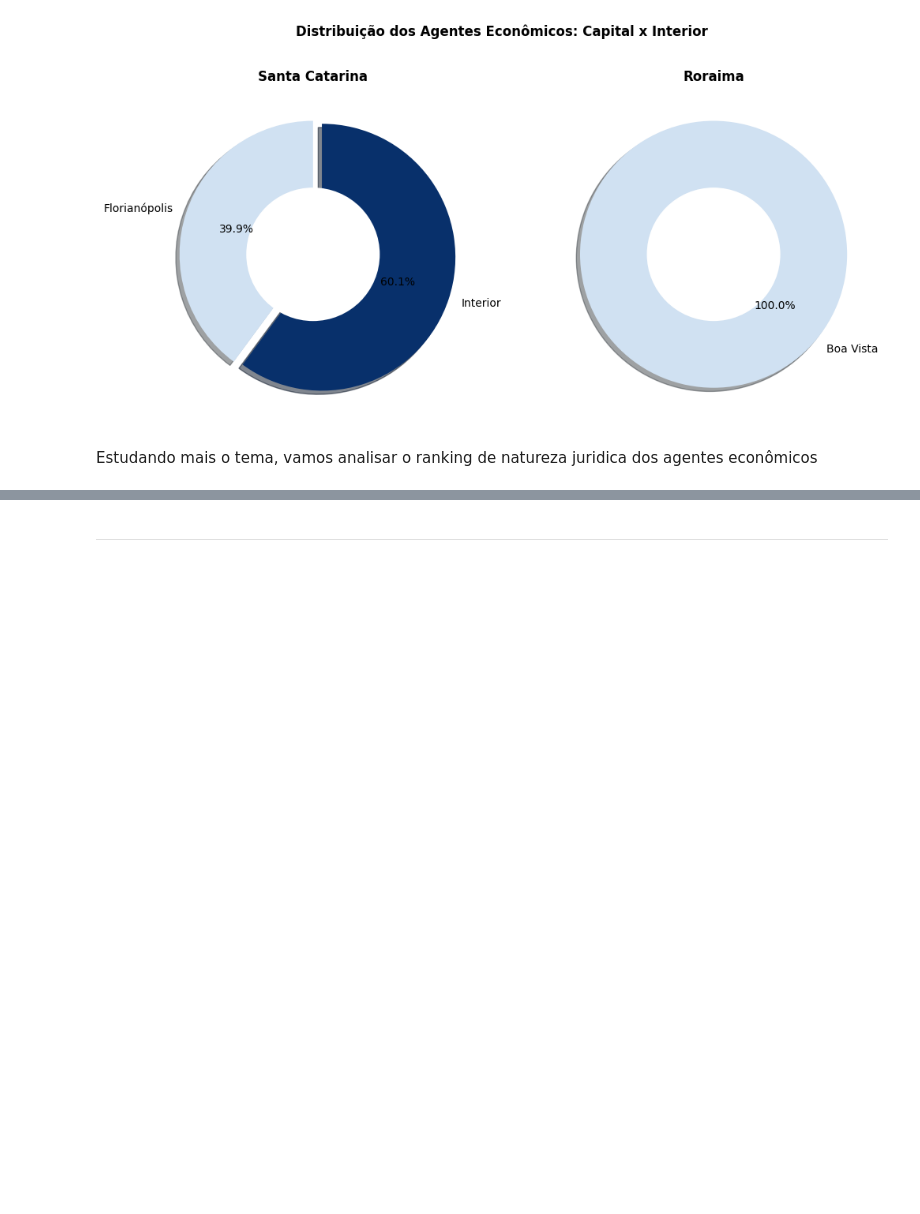
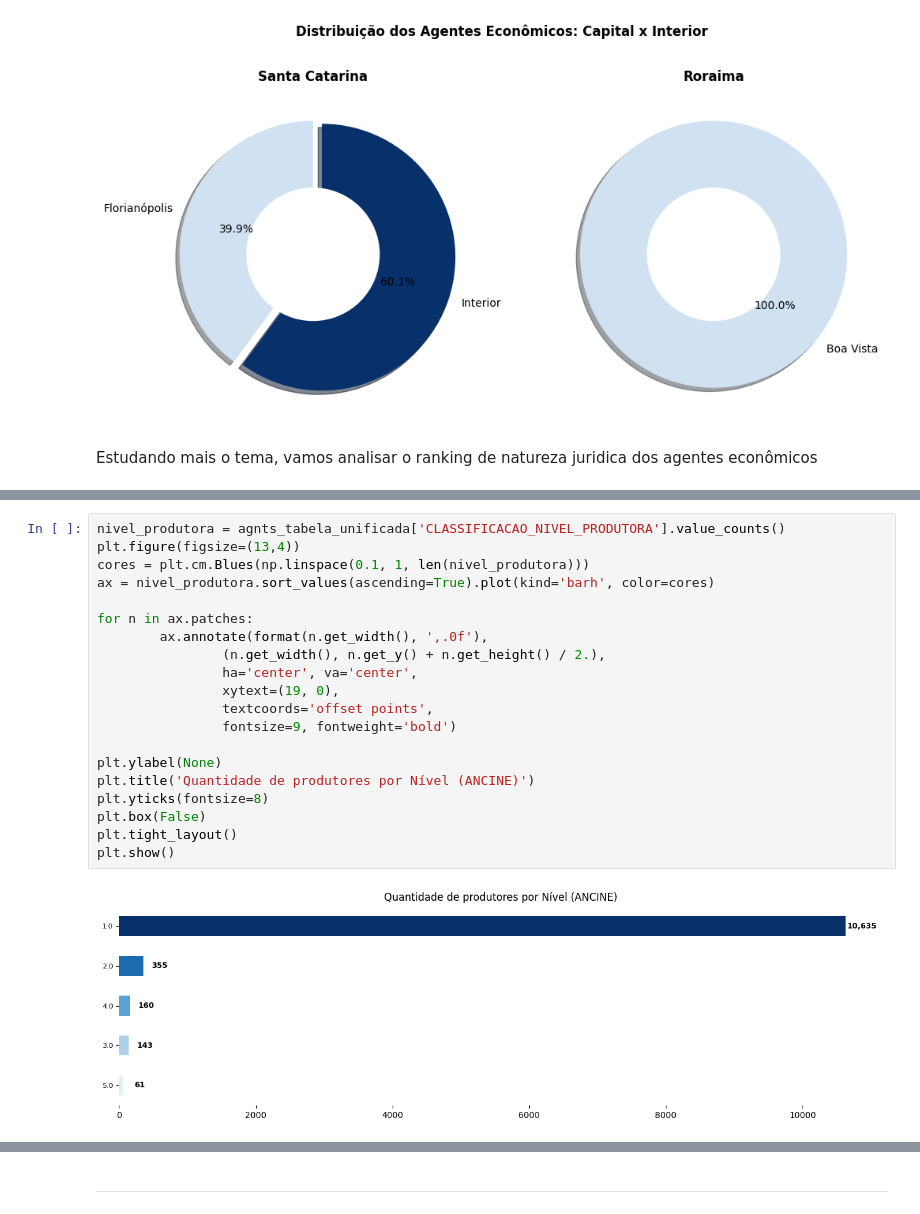
Before and after one commit to fonsecadados/AgenciaNacionalDoCinema_ANCINE, a Jupyter notebook: ANCINE_DesafiosEOportunidades.ipynb, the cells around one changed output, grey strips where cells are left out. Cells and saved outputs as stored; diff of their text form; blank space fills up the shorter version.

```diff
--- a/ANCINE_DesafiosEOportunidades.ipynb
+++ b/ANCINE_DesafiosEOportunidades.ipynb
@@ -552,0 +557,22 @@ plt.show()
+# %%
+nivel_produtora = agnts_tabela_unificada['CLASSIFICACAO_NIVEL_PRODUTORA'].value_counts()
+plt.figure(figsize=(13,4))
+cores = plt.cm.Blues(np.linspace(0.1, 1, len(nivel_produtora)))
+ax = nivel_produtora.sort_values(ascending=True).plot(kind='barh', color=cores)
+
+for n in ax.patches:
+        ax.annotate(format(n.get_width(), ',.0f'),
+                (n.get_width(), n.get_y() + n.get_height() / 2.),
+                ha='center', va='center',
+                xytext=(19, 0),
+                textcoords='offset points',
+                fontsize=9, fontweight='bold')
+
+plt.ylabel(None)
+plt.title('Quantidade de produtores por Nível (ANCINE)')
+plt.yticks(fontsize=8)
+plt.box(False)
+plt.tight_layout()
+plt.show()
+# %% [output]
+[figure, added]
```
Also changed, not shown: parts of 8 cells of this notebook.
